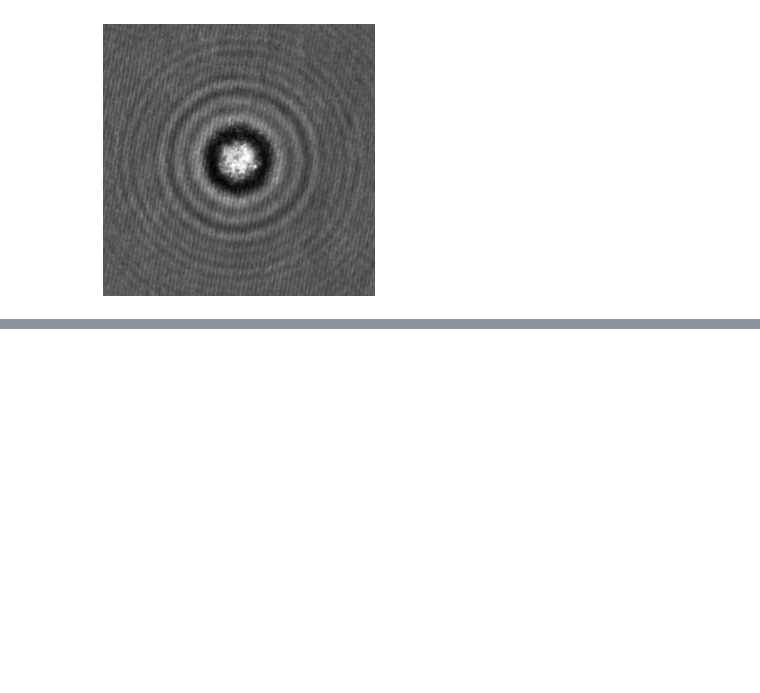
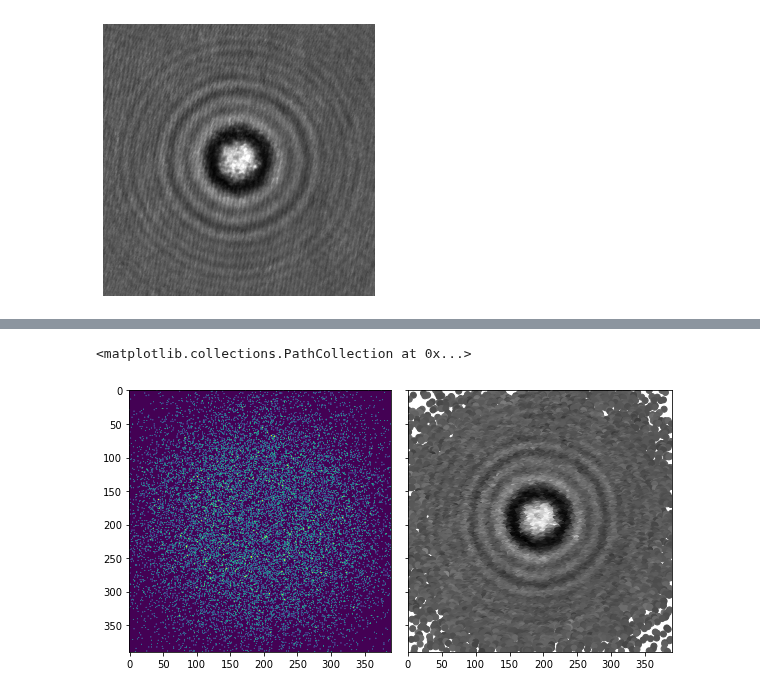
Before and after one commit to davidgrier/pylorenzmie, a Jupyter notebook: docs/Fitting.ipynb, the cells around one changed output, grey strips where cells are left out. Drawn from its saved outputs; the diff is of its cells as text; code cells hidden in the pictures; blank space fills up the shorter version.

```diff
--- a/docs/Fitting.ipynb
+++ b/docs/Fitting.ipynb
@@ -45 +50,14 @@ ax.axis('off');
+# %%
+feature.mask.percentpix = 0.1
+feature.mask.distribution = 'radial'
+
+fig, (axa, axb) = plt.subplots(ncols=2, figsize=(8, 4), sharex=True, sharey = True, constrained_layout=True)
+axa.imshow(feature.mask.selected.reshape(img.shape))
+
+index = feature.mask.selected
+coords = feature.coordinates[:, index]
+axb.scatter(coords[0,:], coords[1,:], c=feature.data.flatten()[index], cmap='gray')
+# %% [output]
+<matplotlib.collections.PathCollection at 0x...>
+[figure, added]
 # %% [markdown]
```
Also changed, not shown: parts of 12 cells of this notebook, 7 other files.
